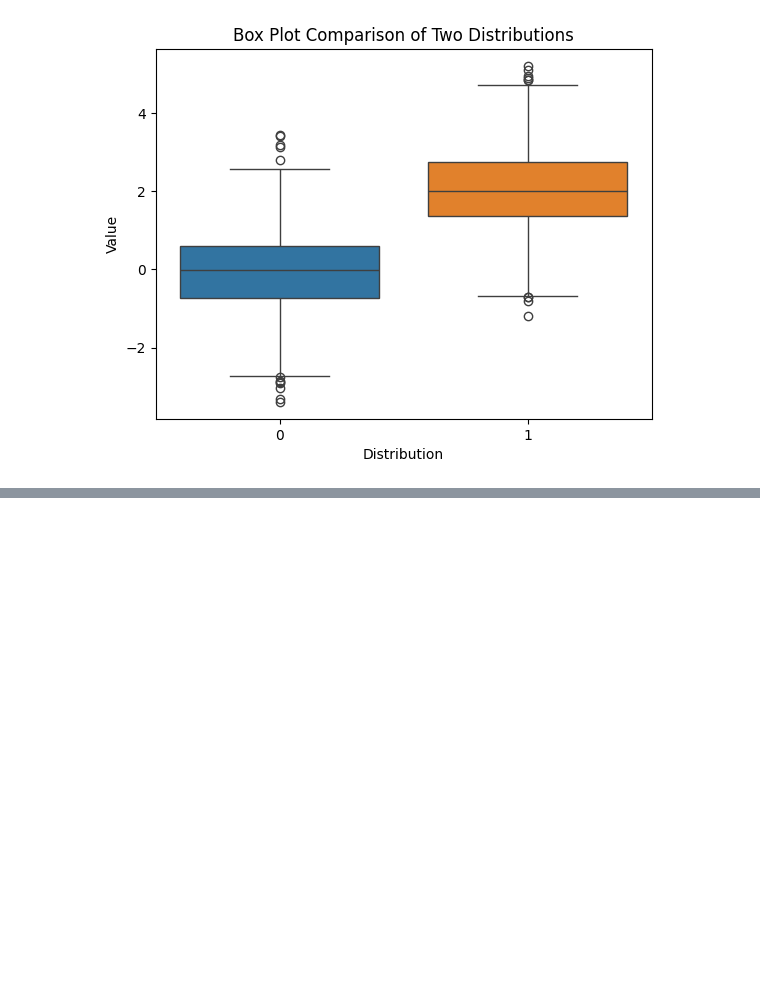
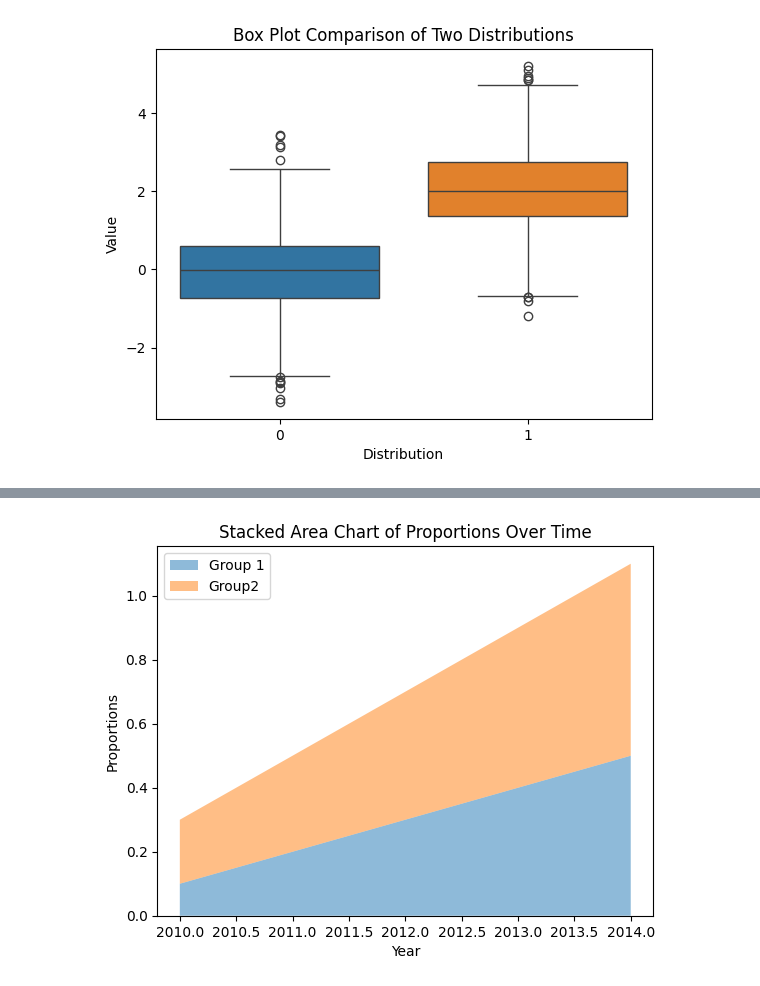
Before and after one commit to girishnn/sanjay, a Jupyter notebook: sanjay.ipynb, the cells around one changed output, grey strips where cells are left out. Cells and saved outputs as stored; diff of their text form; code cells hidden in the pictures; blank space fills up the shorter version.

```diff
--- a/sanjay.ipynb
+++ b/sanjay.ipynb
@@ -533,0 +580,18 @@ plt.show()
+# %%
+import matplotlib.pyplot as plt
+import numpy as np
+# Sample data representing proportions over time
+years = [2010, 2011, 2012, 2013, 2014]
+proportions1 = np.array([0.1, 0.2, 0.3, 0.4, 0.5])
+proportions2 = np.array([0.2, 0.3, 0.4, 0.5, 0.6])
+# Create a stacked area chart
+plt.stackplot(years, proportions1, proportions2, labels=['Group 1', 'Group2'], alpha=0.5)
+# Adding labels and a legend
+plt.xlabel('Year')
+plt.ylabel('Proportions')
+plt.title('Stacked Area Chart of Proportions Over Time')
+plt.legend(loc='upper left')
+# Show the plot
+plt.show()
+# %% [output]
+[figure, added]
```
Also changed, not shown: parts of 7 cells of this notebook.
